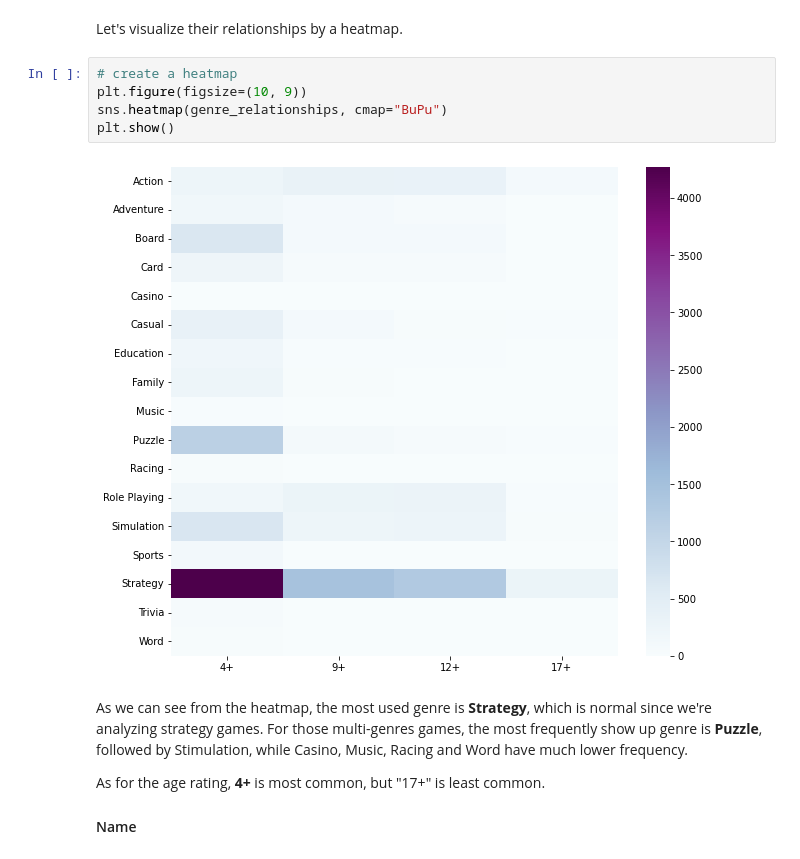
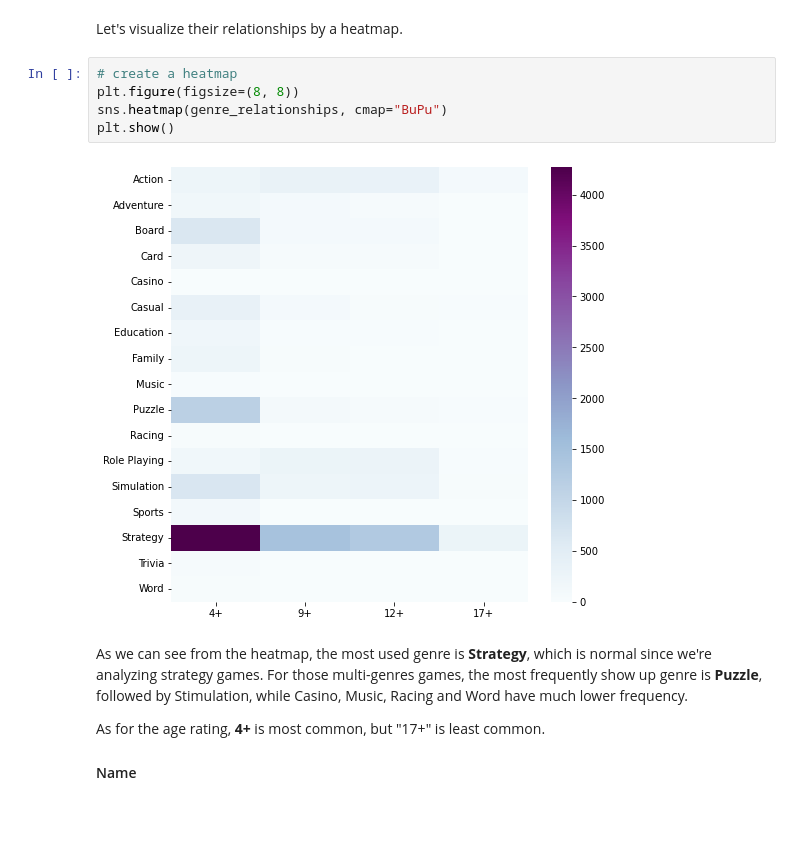
Before and after one commit to eeliuqin/data-analysis, a Jupyter notebook: project-3-mobile-strategy-games.ipynb, the cells around one changed output. Saved outputs shown, nothing was run; the diff lists cells and outputs as text; blank space fills up the shorter version.

Commit message:
Resize images of project 3

```diff
--- a/project-3-mobile-strategy-games.ipynb
+++ b/project-3-mobile-strategy-games.ipynb
@@ -348,11 +348,11 @@ genre_relationships
 Let's visualize their relationships by a heatmap.
 # %%
 # create a heatmap
-plt.figure(figsize=(10, 9))
+plt.figure(figsize=(8, 8))
 sns.heatmap(genre_relationships, cmap="BuPu")
 plt.show()
 # %% [output]
-[figure, old version]
+[figure, new version]
 # %% [markdown]
 As we can see from the heatmap, the most used genre is **Strategy**, which is normal since we're analyzing strategy games. For those multi-genres games, the most frequently show up genre is **Puzzle**, followed by Stimulation, while Casino, Music, Racing and Word have much lower frequency.
 
```
Also changed, not shown: parts of 9 cells of this notebook.
